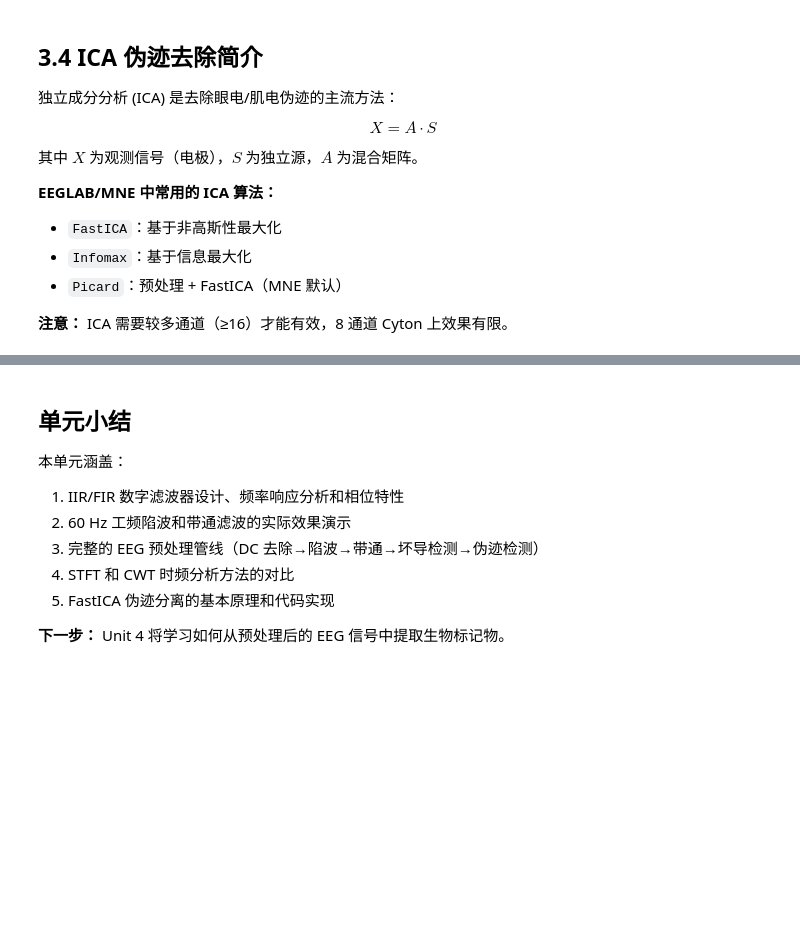
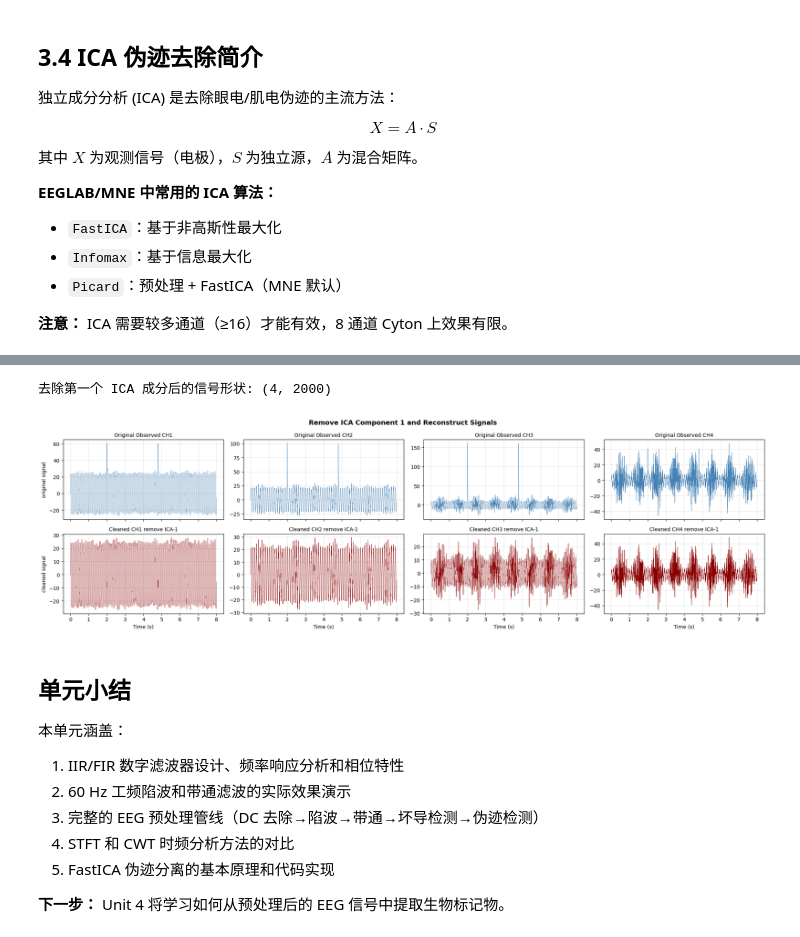
Before and after one commit to usstziyi/openbci-4, a Jupyter notebook: notebooks/unit_03_signal_processing.ipynb, the cells around one changed output, grey strips where cells are left out. Cells and saved outputs as stored; diff of their text form; code cells hidden in the pictures; blank space fills up the shorter version.

```diff
--- a/notebooks/unit_03_signal_processing.ipynb
+++ b/notebooks/unit_03_signal_processing.ipynb
@@ -703,3 +772,48 @@ print("- 注意: 8 通道 Cyton 使用 ICA 效果有限，建议 16+ 通道")
+# %%
+# ============================================================
+# 去除第一个 ICA 成分并重构信号
+# ============================================================
+
+# 复制 ICA 成分，避免直接改原始 S_ica
+S_clean = S_ica.copy()
+
+# 去除第一个 ICA 成分
+S_clean[1, :] = 0  # 去除 ICA Component 1 眼电成分
+
+# 反变换回观测通道空间
+# 注意：sklearn 的 inverse_transform 输入 shape 是 (n_samples, n_components)
+# 把“去掉某些 ICA 成分后的信号”重新合成为“EEG 通道信号”
+X_clean = ica.inverse_transform(S_clean.T).T
+
+print("去除第一个 ICA 成分后的信号形状:", X_clean.shape)
+
+# ============================================================
+# 可视化：去除 ICA Component 1 前后对比
+# ============================================================
+
+fig, axes = plt.subplots(2, 4, figsize=(20, 6), sharex=True)
+
+for i in range(4):
+    axes[0, i].plot(t_ica, X[i], linewidth=0.5, color="steelblue")
+    axes[0, i].set_title(f"Original Observed CH{i+1}", fontsize=10)
+    axes[0, i].grid(True, alpha=0.3)
+axes[0, 0].set_ylabel("original signal")
+
+for i in range(4):
+    axes[1, i].plot(t_ica, X_clean[i], linewidth=0.5, color="darkred")
+    axes[1, i].set_title(f"Cleaned CH{i+1} remove ICA-1", fontsize=10)
+    axes[1, i].set_xlabel("Time (s)")
+    axes[1, i].grid(True, alpha=0.3)
+axes[1, 0].set_ylabel("cleaned signal")
+
+
+
+fig.suptitle("Remove ICA Component 1 and Reconstruct Signals", fontsize=13, fontweight="bold")
+plt.tight_layout()
+plt.show()
+# %% [output]
+去除第一个 ICA 成分后的信号形状: (4, 2000)
+[figure, added]
 # %% [markdown]
 ## 单元小结
 
```
Also changed, not shown: parts of 2 cells of this notebook, 2 other files.
